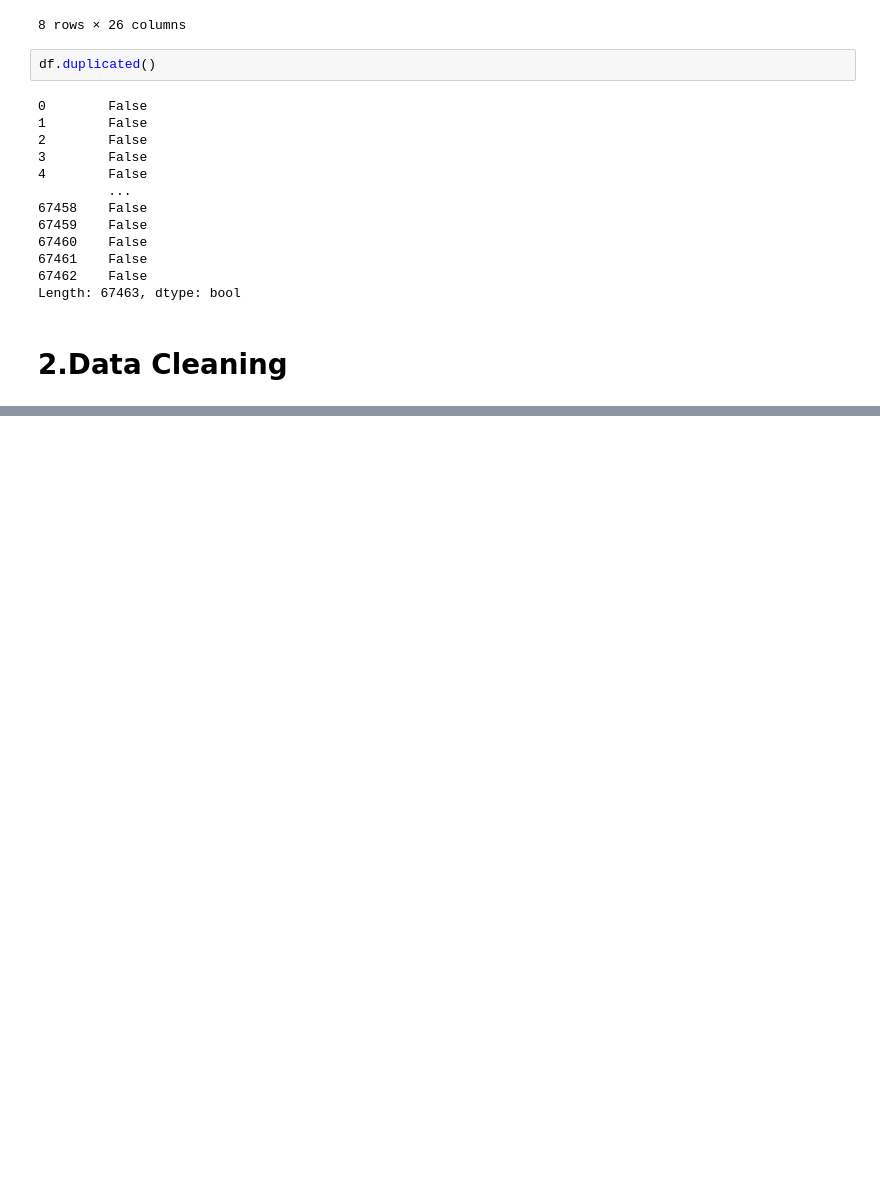
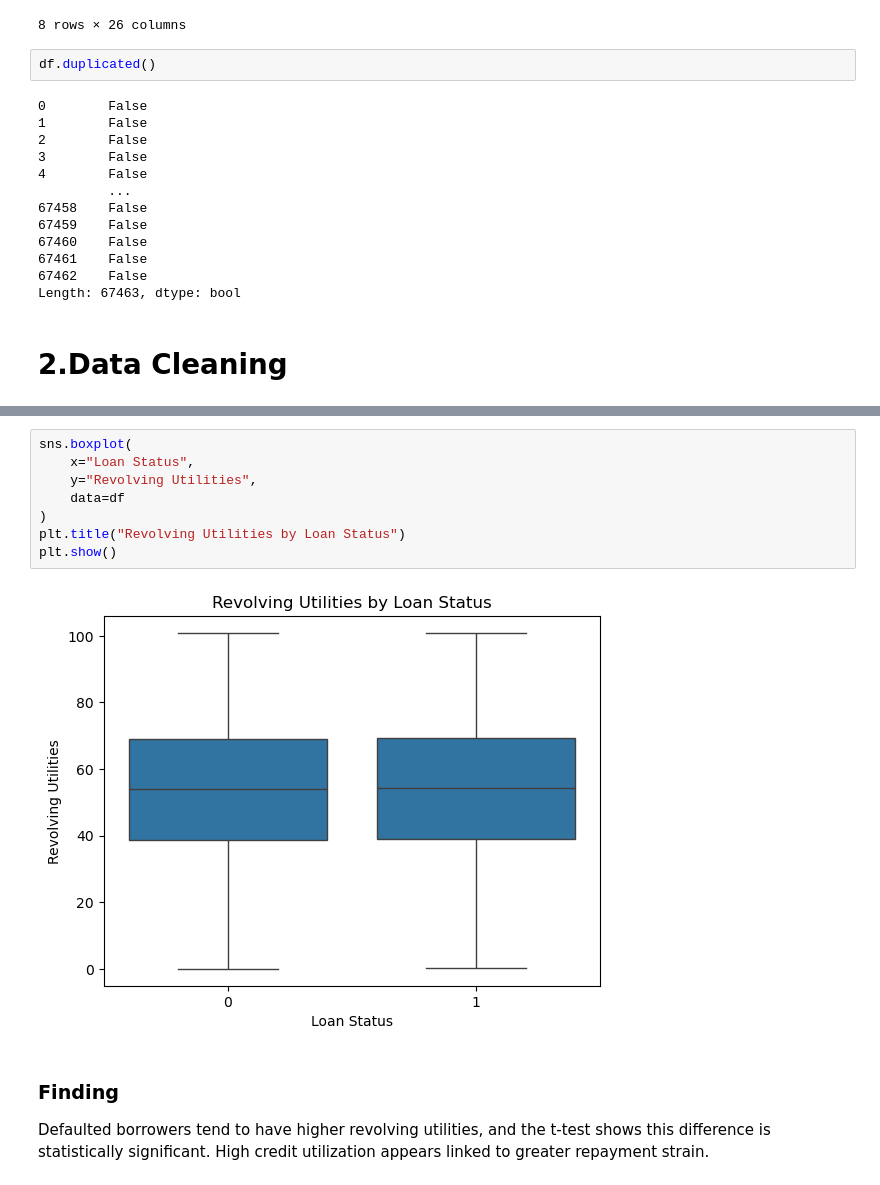
Before and after one commit to Dilen-dev/Loan-default-analysis, a Jupyter notebook: Loan Default.ipynb, the cells around one changed output, grey strips where cells are left out. Cells and saved outputs as stored; diff of their text form; blank space fills up the shorter version.

```diff
--- a/Loan Default.ipynb
+++ b/Loan Default.ipynb
@@ -138,0 +391,14 @@ memory usage: 17.8+ MB
+# %%
+sns.boxplot(
+    x="Loan Status",
+    y="Revolving Utilities",
+    data=df
+)
+plt.title("Revolving Utilities by Loan Status")
+plt.show()
+# %% [output]
+[figure, added]
+# %% [markdown]
+### Finding
+
+Defaulted borrowers tend to have higher revolving utilities, and the t-test shows this difference is statistically significant. High credit utilization appears linked to greater repayment strain.
```
Also changed, not shown: parts of 48 cells of this notebook.
